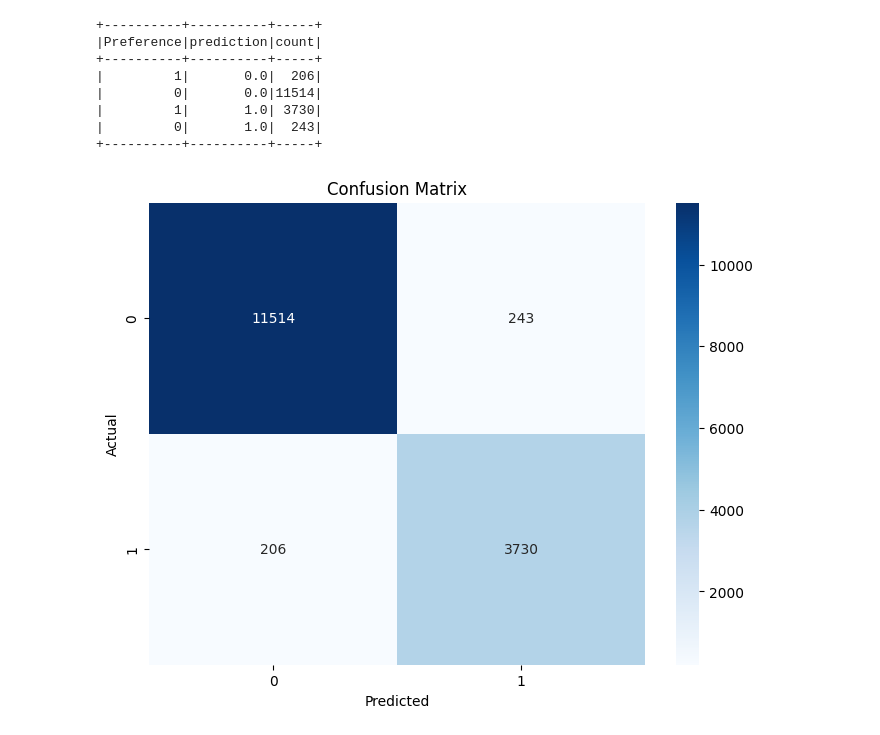
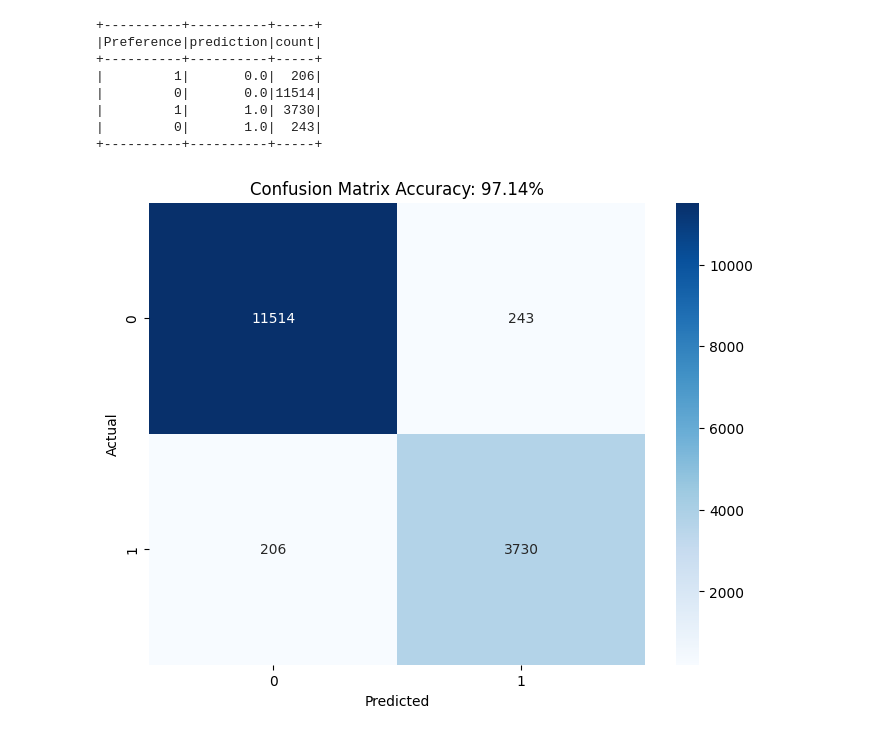
Before and after one commit to TairilKK/BD-projekt, a Jupyter notebook: Model RFC.ipynb, the cells around one changed output. Saved outputs shown, nothing was run; the diff lists cells and outputs as text; code cells hidden in the pictures.

```diff
--- a/Model RFC.ipynb
+++ b/Model RFC.ipynb
@@ -124,27 +147,27 @@ pred_result.show()
 # %%
 import numpy as np
 import pandas as pd
 import seaborn as sns
 import matplotlib.pyplot as plt
 
 conf_matrix = pred_result.toPandas()
 matrix = np.zeros((2, 2))
 for _, row in conf_matrix.iterrows():
     true_label = int(row["Preference"])
     pred_label = int(row["prediction"])
     count = int(row["count"])
     matrix[true_label][pred_label] = count
 
 conf_matrix_df = pd.DataFrame(matrix)
 
 plt.figure(figsize=(8, 6))
 sns.heatmap(conf_matrix_df, annot=True, fmt="g", cmap="Blues")
-plt.title("Confusion Matrix")
+plt.title(f"Confusion Matrix Accuracy: {np.trace(matrix)/np.sum(matrix)*100:.2f}%")
 plt.ylabel("Actual")
 plt.xlabel("Predicted")
 plt.show()
 # %% [output]
-[figure, old version]
+[figure, new version]
 # %%
 model.write().overwrite().save('./model/RandomForestClassifier')
 # %%
```
Also changed, not shown: parts of 5 cells of this notebook.
